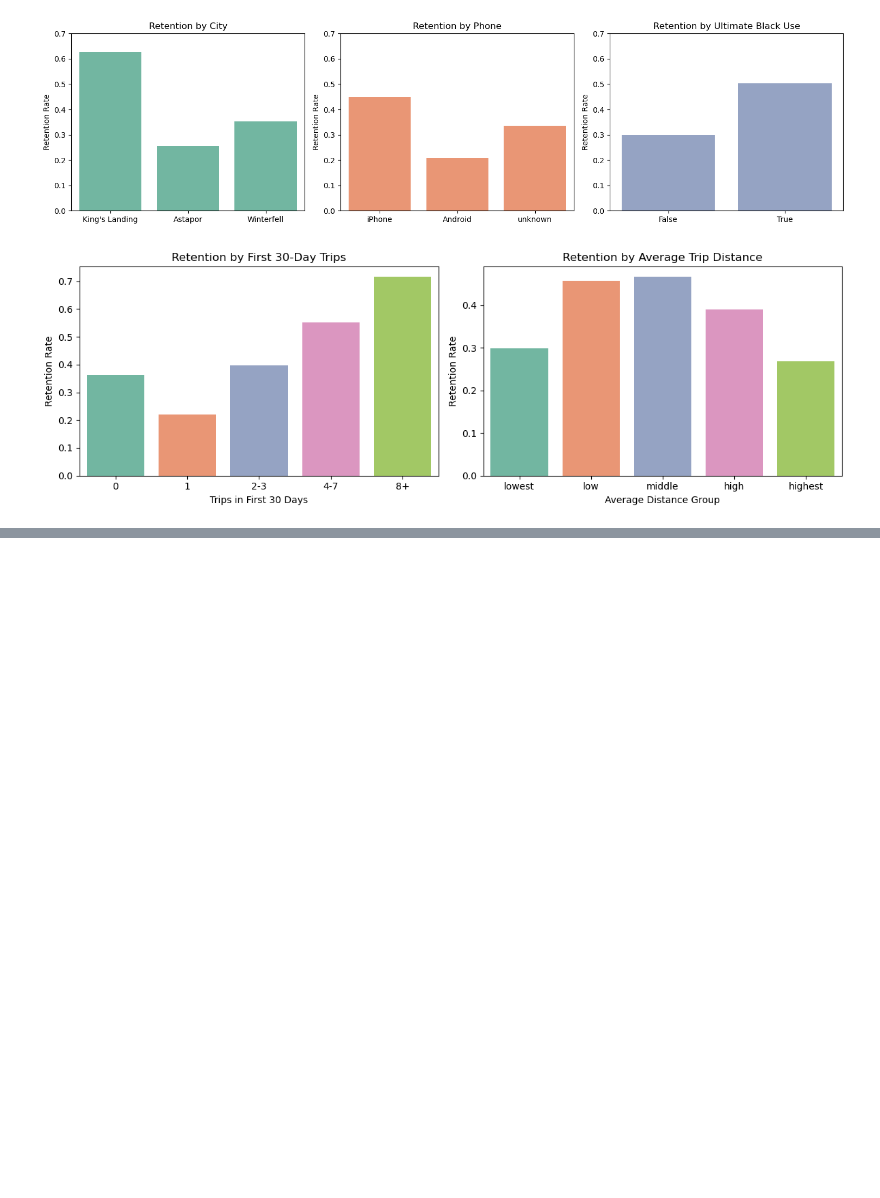
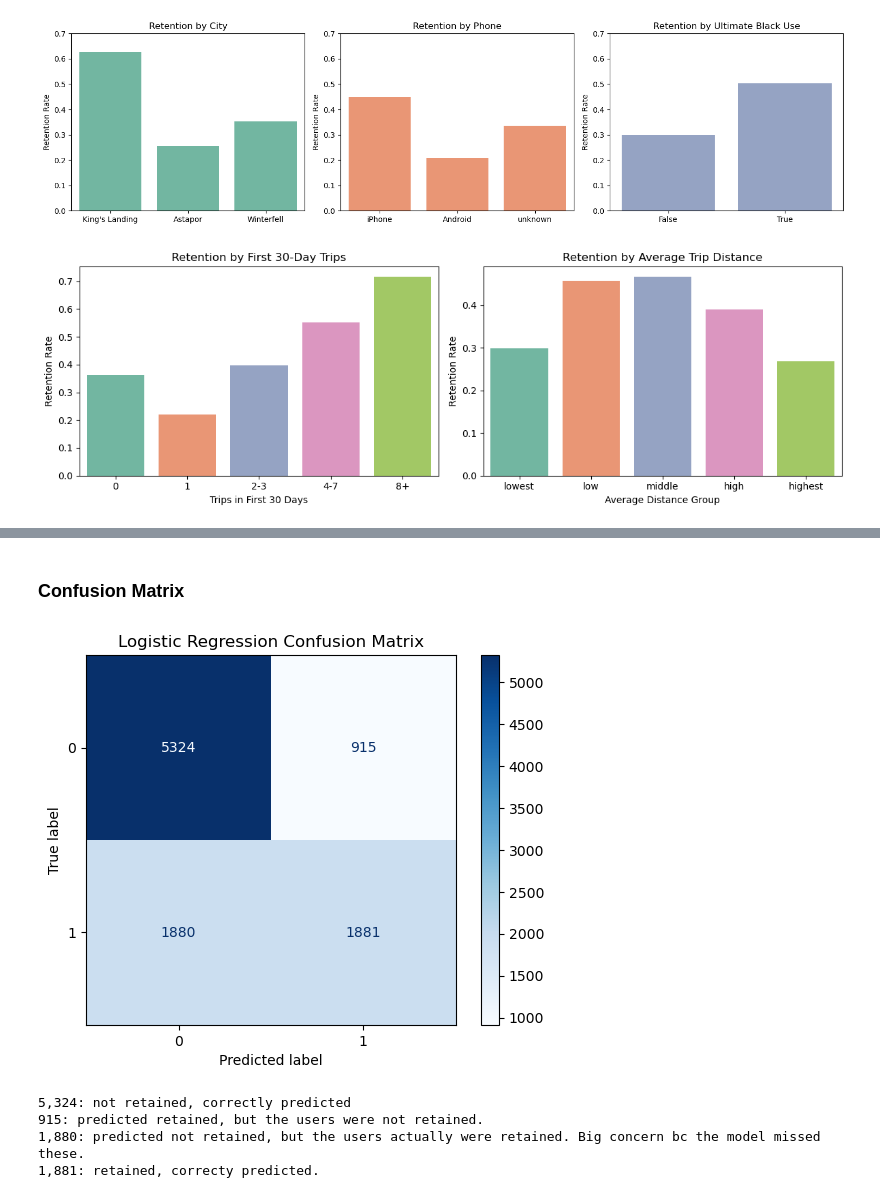
Before and after one commit to coco-martinez/springboard, a Jupyter notebook: ultimate_challenge/ultimate_data_science_challenge.ipynb, the cells around one changed output, grey strips where cells are left out. Saved outputs shown, nothing was run; the diff lists cells and outputs as text; code cells hidden in the pictures; blank space fills up the shorter version.

```diff
--- a/ultimate_challenge/ultimate_data_science_challenge.ipynb
+++ b/ultimate_challenge/ultimate_data_science_challenge.ipynb
@@ -636,0 +711,14 @@ plt.show()
+# %%
+from sklearn.compose import ColumnTransformer
+
+# the preprocesser follows the steps we specified above for numeric and categorical data
+preprocessor = ColumnTransformer([
+    ('numeric', numeric_pipeline, numeric_features),
+    ('categorical', categorical_pipeline, categorical_features)])
+# %%
+from sklearn.linear_model import LogisticRegression
+
+# using logistic regression since it's a simple yes or no target that we're trying to solve
+logistic_model = Pipeline([
+    ('preprocessor', preprocessor),
+    ('model', LogisticRegression(max_iter=1000))])
@@ -636,0 +727,2 @@ plt.show()
+# %%
+logistic_model.fit(X_train, y_train)
@@ -636,0 +749,3 @@ plt.show()
+# %%
+y_pred = logistic_model.predict(X_test)
+y_prob = logistic_model.predict_proba(X_test)[:, 1]
@@ -636,0 +779,22 @@ plt.show()
+# %% [markdown]
+### Confusion Matrix
+# %%
+from sklearn.metrics import ConfusionMatrixDisplay
+
+ConfusionMatrixDisplay.from_predictions(
+    y_test, y_pred, cmap='Blues')
+
+plt.title('Logistic Regression Confusion Matrix')
+plt.show()
+# %% [output]
+[figure, added]
+# %%
+print('5,324: correctly predicted not retained.')
+print('915: predicted retained, but the users were not retained.')
+print('1,880: predicted not retained, but the users actually were retained. Big concern bc the model missed these.')
+print('1,881: correctly predicted retained.')
+# %% [output]
+5,324: not retained, correctly predicted
+915: predicted retained, but the users were not retained.
+1,880: predicted not retained, but the users actually were retained. Big concern bc the model missed these.
+1,881: retained, correcty predicted.
```
Also changed, not shown: parts of 29 cells of this notebook.
